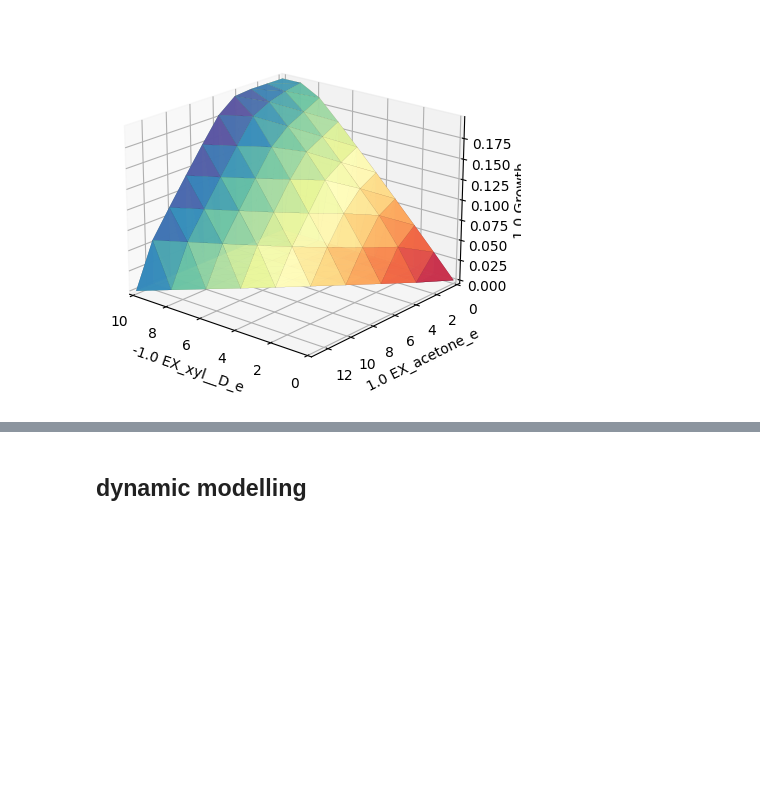
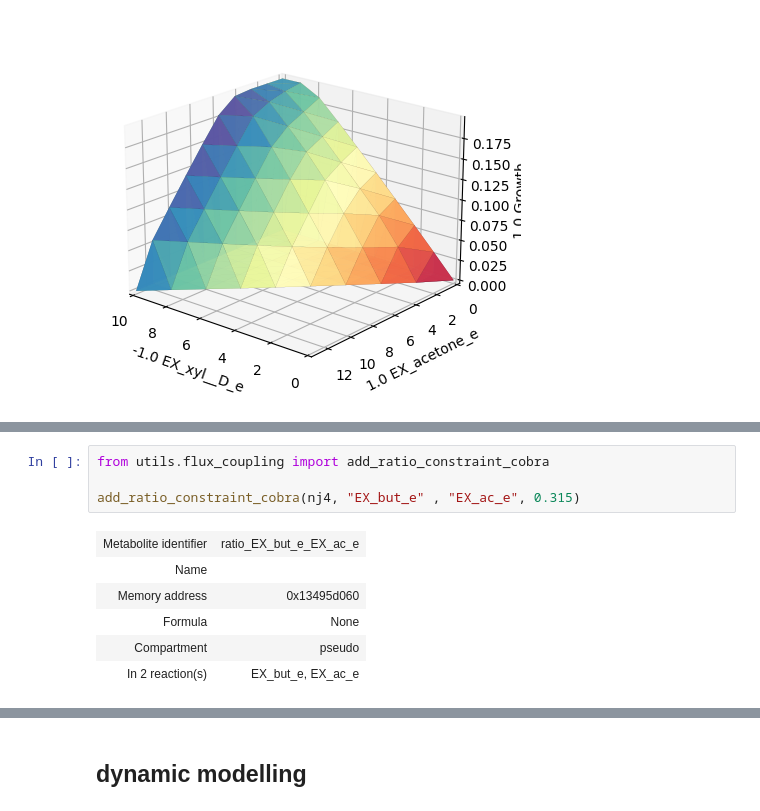
Before and after one commit to andreastallvik/BIOTBT3900, a Jupyter notebook: community_modelling/CBP_butanol/nj4_sim.ipynb, the cells around one changed output, grey strips where cells are left out. Drawn from its saved outputs; the diff is of its cells as text; blank space fills up the shorter version.

```diff
--- a/community_modelling/CBP_butanol/nj4_sim.ipynb
+++ b/community_modelling/CBP_butanol/nj4_sim.ipynb
@@ -204,0 +276,11 @@ Could not identify an external compartment by name and choosing one with the mos
+# %%
+from utils.flux_coupling import add_ratio_constraint_cobra
+
+add_ratio_constraint_cobra(nj4, "EX_but_e" , "EX_ac_e", 0.315)
+# %% [output]
+| Metabolite identifier | ratio_EX_but_e_EX_ac_e |
+| Name |  |
+| Memory address | 0x13495d060 |
+| Formula | None |
+| Compartment | pseudo |
+| In 2 reaction(s) | EX_but_e, EX_ac_e |
```
Also changed, not shown: parts of 18 cells of this notebook, 3 other files.
